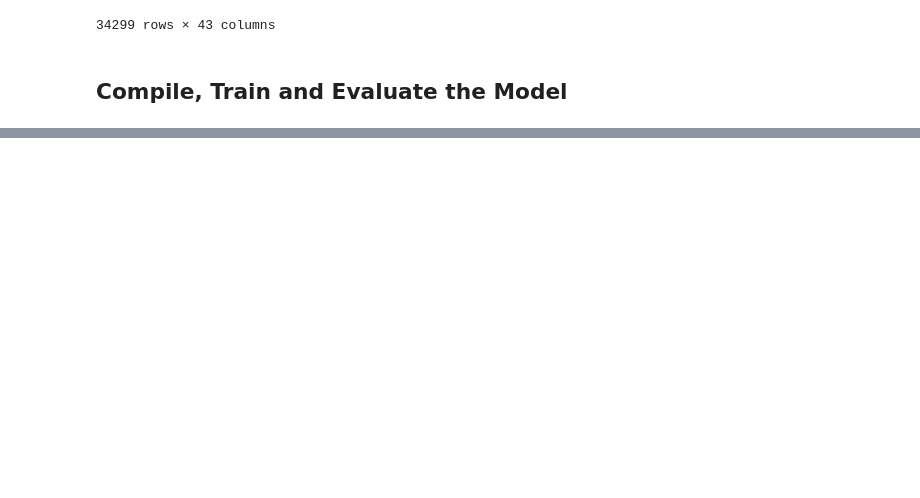
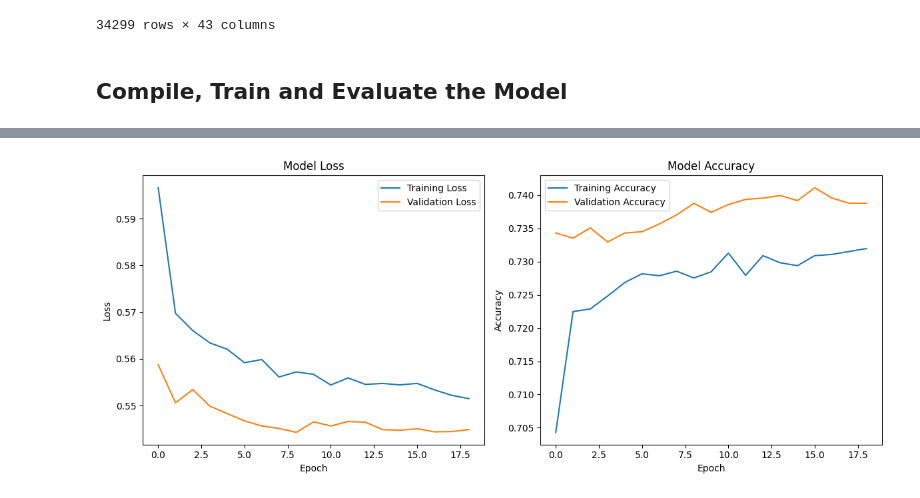
Before and after one commit to AditiNankar/deep-learning-challenge, a Jupyter notebook: Starter_Code.ipynb, the cells around one changed output, grey strips where cells are left out. Cells and saved outputs as stored; diff of their text form; code cells hidden in the pictures; blank space fills up the shorter version.

```diff
--- a/Starter_Code.ipynb
+++ b/Starter_Code.ipynb
@@ -239,5 +242,2 @@ Trainable params: 295 (1.15 KB)
 Non-trainable params: 0 (0.00 Byte)
 _________________________________________________________________
-# %%
-# Compile the model
-nn.compile(loss="binary_crossentropy", optimizer="adam", metrics=["accuracy"])
@@ -244,5 +257,13 @@ nn.compile(loss="binary_crossentropy", optimizer="adam", metrics=["accuracy"])
 # %%
 # Train the model
-fit_model = nn.fit(X_train_scaled, y_train, epochs=100)
+history = nn.fit(
+    X_train_scaled,
+    y_train,
+    epochs=100,
+    batch_size=32,
+    validation_split=0.2,
+    callbacks=[early_stopping],
+    verbose=1
+)
 # %% [output]
 Epoch 1/100
@@ -271,0 +286,27 @@ Loss: 0.5521991848945618, Accuracy: 0.7282798886299133
+# %%
+# Evaluate the model using the test data
+model_loss, model_accuracy = nn.evaluate(X_test_scaled, y_test, verbose=2)
+print(f"Loss: {model_loss}, Accuracy: {model_accuracy}")
+
+# Plot training history
+import matplotlib.pyplot as plt
+
+plt.figure(figsize=(12, 5))
+plt.subplot(1, 2, 1)
+plt.plot(history.history['loss'], label='Training Loss')
+plt.plot(history.history['val_loss'], label='Validation Loss')
+plt.title('Model Loss')
+plt.xlabel('Epoch')
+plt.ylabel('Loss')
+plt.legend()
+
+plt.subplot(1, 2, 2)
+plt.plot(history.history['accuracy'], label='Training Accuracy')
+plt.plot(history.history['val_accuracy'], label='Validation Accuracy')
+plt.title('Model Accuracy')
+plt.xlabel('Epoch')
+plt.ylabel('Accuracy')
+plt.legend()
+plt.tight_layout()
+plt.show()
+# %% [output]
@@ -272,2 +315,3 @@ Loss: 0.5521991848945618, Accuracy: 0.7282798886299133
+[figure, added]
 # %%
 # Export our model to HDF5 file
```
Also changed, not shown: parts of 6 cells of this notebook, 2 other files.
